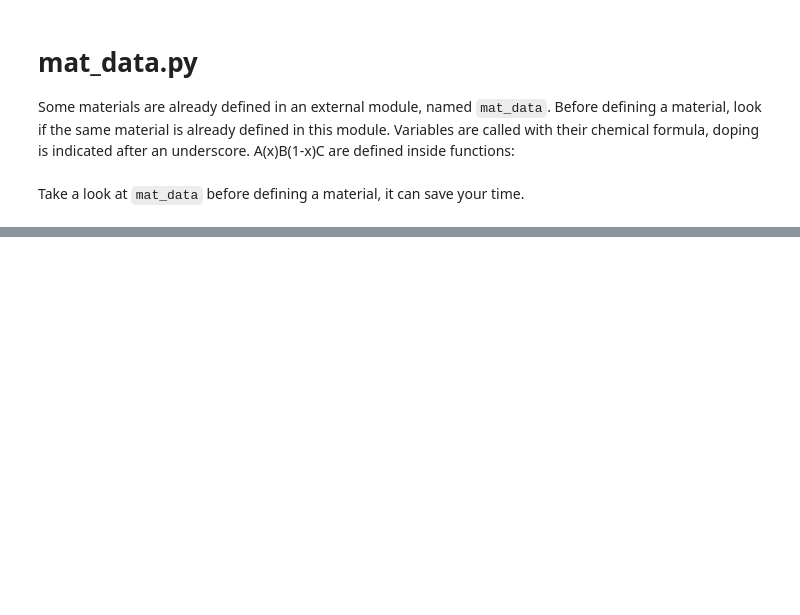
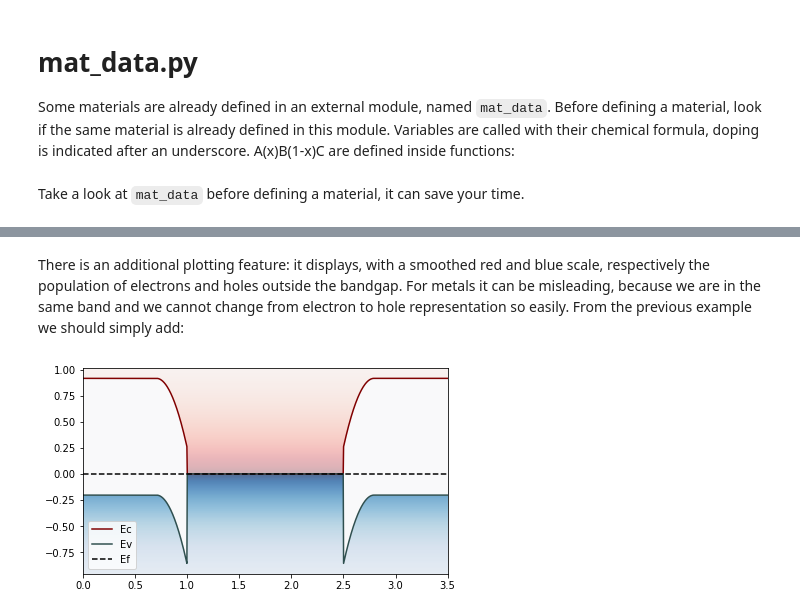
Before and after one commit to lord-cepo/band-diagram, a Jupyter notebook: quick_start.ipynb, the cells around one changed output, grey strips where cells are left out. Drawn from its saved outputs; the diff is of its cells as text; code cells hidden in the pictures; blank space fills up the shorter version.

```diff
--- a/quick_start.ipynb
+++ b/quick_start.ipynb
@@ -36,0 +62,6 @@ Take a look at `mat_data` before defining a material, it can save your time.
+# %% [markdown]
+There is an additional plotting feature: it displays, with a smoothed red and blue scale, respectively the population of electrons and holes outside the bandgap. For metals it can be misleading, because we are in the same band and we cannot change from electron to hole representation so easily. From the previous example we should simply add:
+# %%
+device.plot(display_eh=True)
+# %% [output]
+[figure, added]
```
Also changed, not shown: parts of 10 cells of this notebook.
